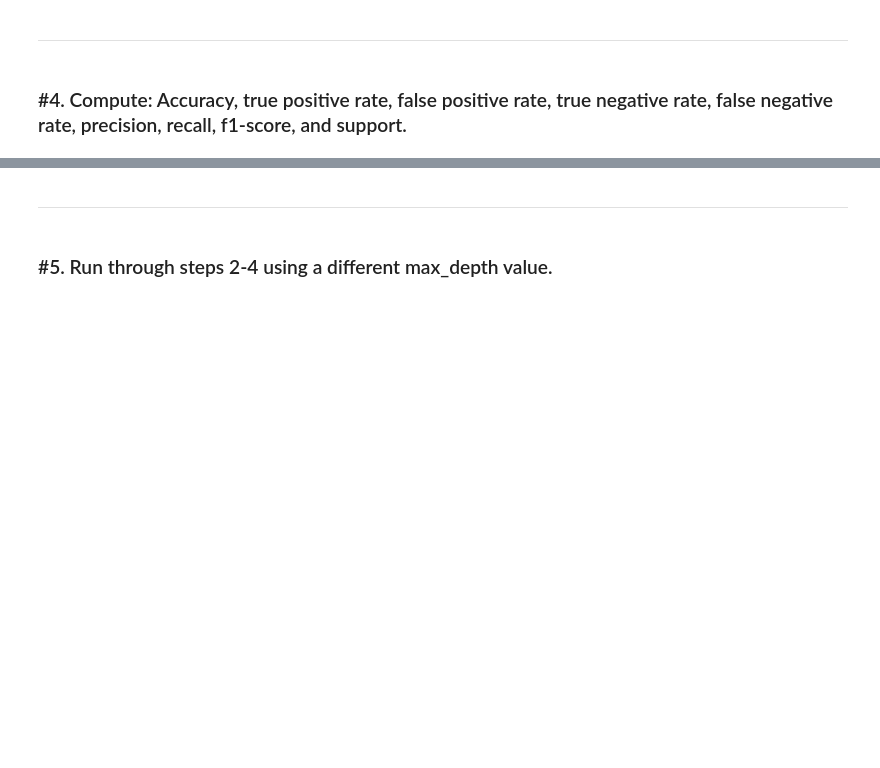
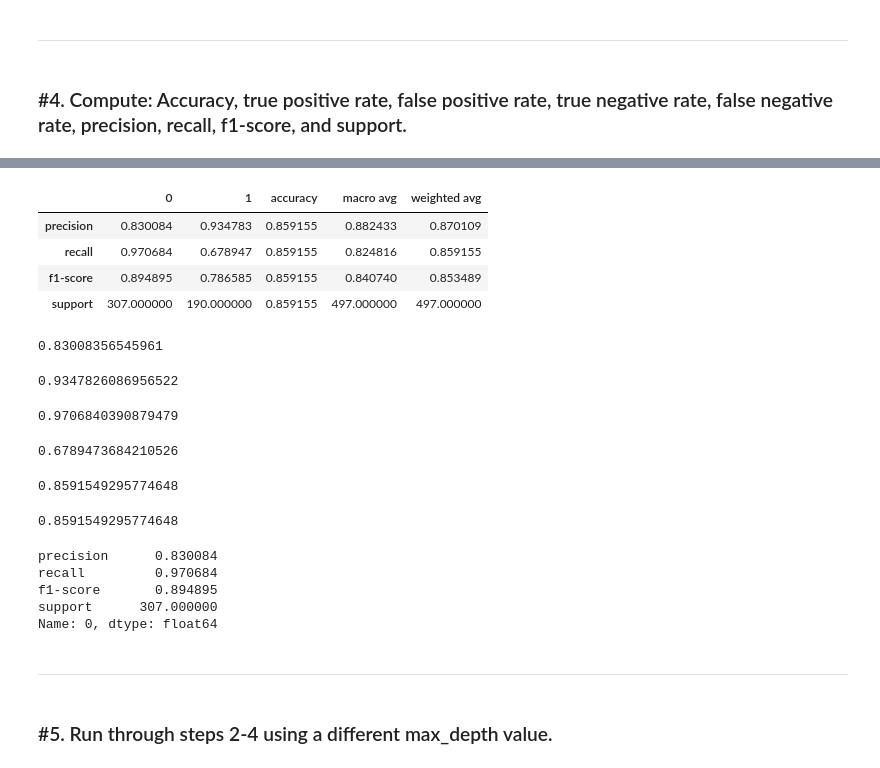
Before and after one commit to natasharivers/Classifications, a Jupyter notebook: model.ipynb, the cells around one changed output, grey strips where cells are left out. Saved outputs shown, nothing was run; the diff lists cells and outputs as text; code cells hidden in the pictures; blank space fills up the shorter version.

```diff
--- a/model.ipynb
+++ b/model.ipynb
@@ -59,0 +163,40 @@ __________________
+# %%
+pd.DataFrame(classification_report(train.survived, train.model1, zero_division =True, output_dict=True))
+# %% [output]
+|  | 0 | 1 | accuracy | macro avg | weighted avg |
+| precision | 0.830084 | 0.934783 | 0.859155 | 0.882433 | 0.870109 |
+| recall | 0.970684 | 0.678947 | 0.859155 | 0.824816 | 0.859155 |
+| f1-score | 0.894895 | 0.786585 | 0.859155 | 0.840740 | 0.853489 |
+| support | 307.000000 | 190.000000 | 0.859155 | 497.000000 | 497.000000 |
+# %%
+#Precision = TP / (TP+FP)
+precision= 298 / (298+61)
+precision
+# %% [output]
+0.83008356545961
+# %%
+#computer is using the (1- survived) as a positive
+precision_score(train.survived, train.model1)
+# %% [output]
+0.9347826086956522
+# %%
+#Recall = TP/ (TP+FN)
+recall= 298/ (298+9)
+recall
+# %% [output]
+0.9706840390879479
+# %%
+#computer is using the (1- survived) as a positive
+recall_score(train.survived, train.model1)
+# %% [output]
+0.6789473684210526
+# %%
+#Accuracy = TP+TN/(TP +TN+FN+FP)
+accuracy= (298+129) / (298+129+61+9)
+accuracy
+# %% [output]
+0.8591549295774648
+# %%
+accuracy_score(train.survived, train.model1)
+# %% [output]
+0.8591549295774648
@@ -60,3 +206,12 @@ __________________
+# %%
+#call classification variable- column 1
+cr['0']
+# %% [output]
+precision      0.830084
+recall         0.970684
+f1-score       0.894895
+support      307.000000
+Name: 0, dtype: float64
 # %% [markdown]
 _________________________
 # %% [markdown]
```
Also changed, not shown: parts of 32 cells of this notebook.
